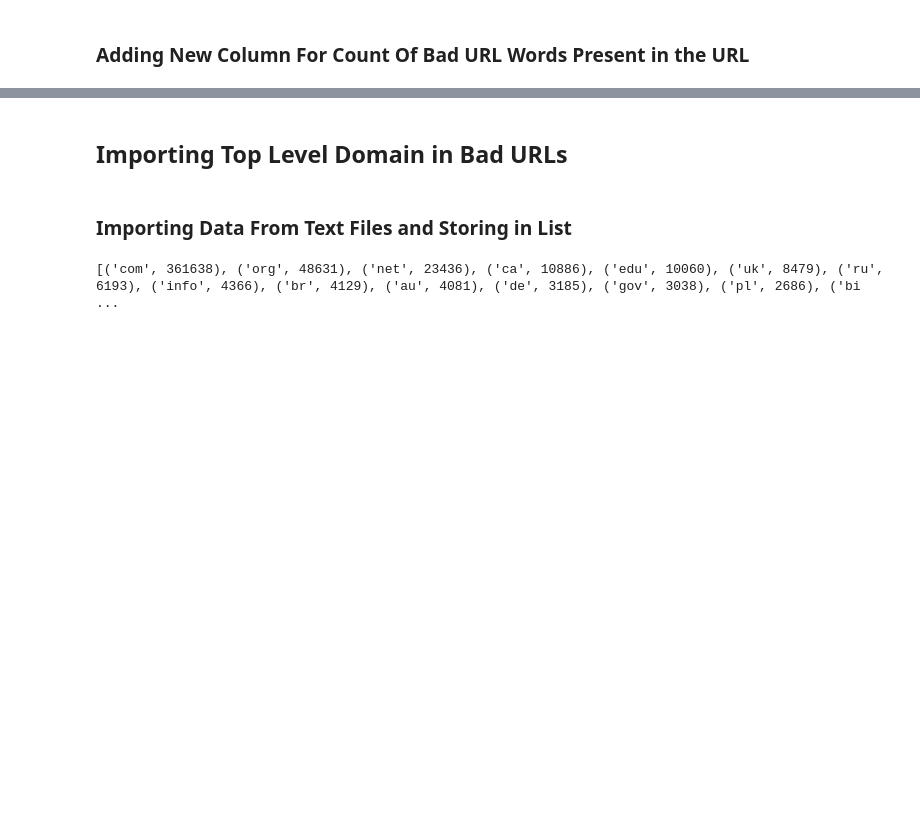
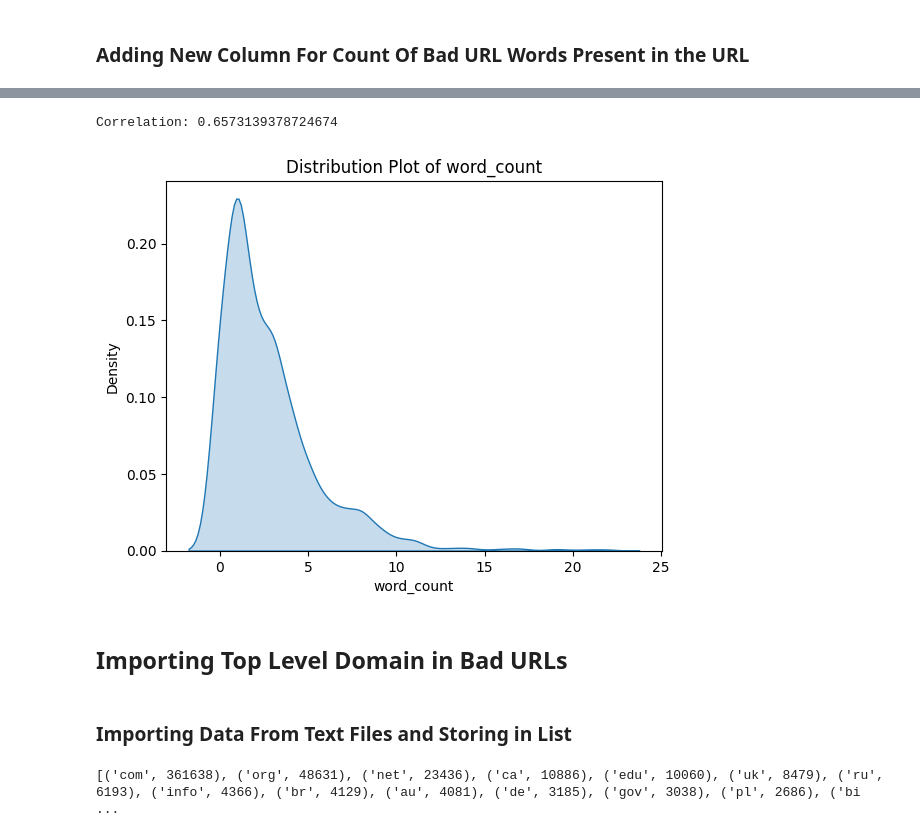
Before and after one commit to Shauryan23/Malicious-URL-Detection, a Jupyter notebook: ml_model/model.ipynb, the cells around one changed output, grey strips where cells are left out. Cells and saved outputs as stored; diff of their text form; code cells hidden in the pictures; blank space fills up the shorter version.

```diff
--- a/ml_model/model.ipynb
+++ b/ml_model/model.ipynb
@@ -222,3 +249,20 @@ dataset = dataset[desired_column_order]
+# %%
+# Calculate the correlation between 'tld_in_path_rest' and 'another_numeric_column'
+correlation = dataset['word_count'].corr(dataset['url_length'])
+print("Correlation:", correlation)
+# %% [output]
+Correlation: 0.6573139378724674
+# %%
+import seaborn as sns
+
+# Plot a distribution plot (Kernel Density Estimation) of the 'word_count' column
+sns.kdeplot(dataset['word_count'], fill=True)
+plt.xlabel('word_count')
+plt.ylabel('Density')
+plt.title('Distribution Plot of word_count')
+plt.show()
+# %% [output]
+[figure, added]
 # %% [markdown]
 ## Importing Top Level Domain in Bad URLs
 # %% [markdown]
```
Also changed, not shown: parts of 19 cells of this notebook, 1 other file.
